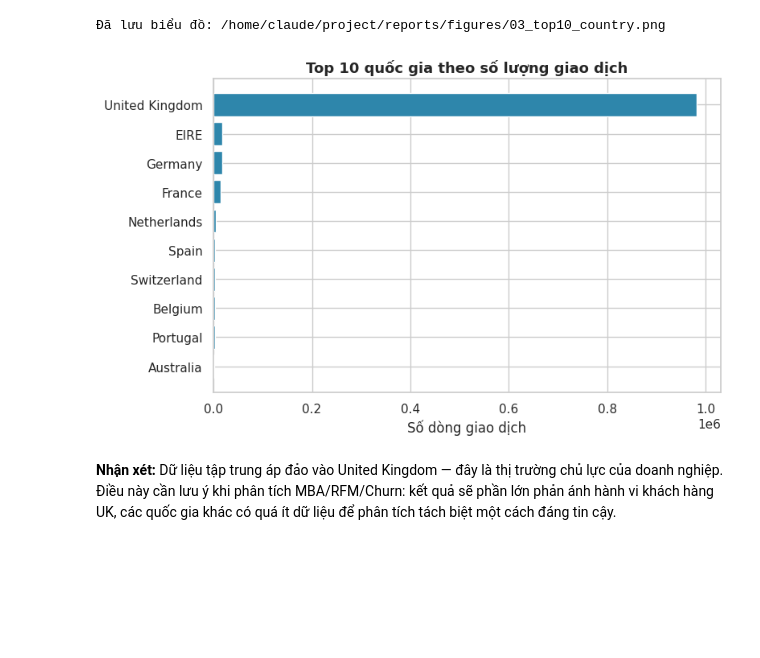
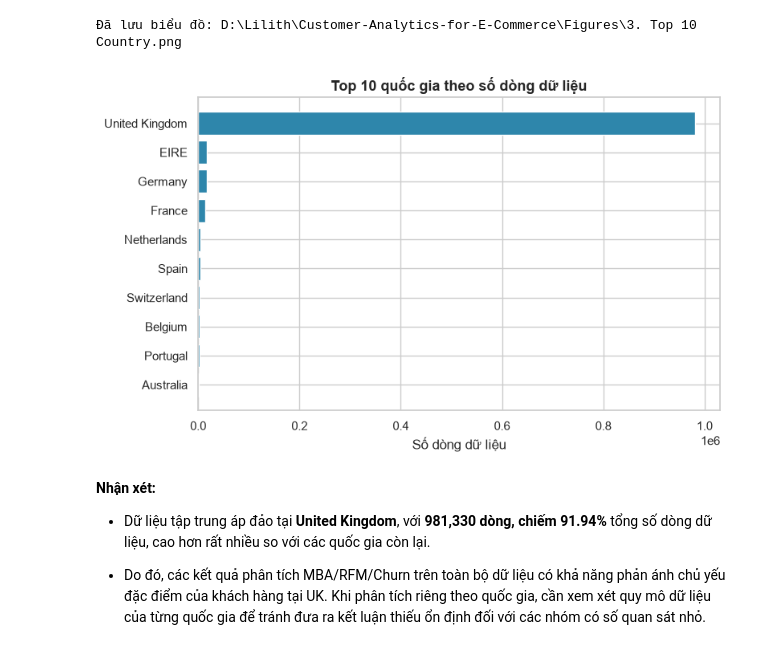
Before and after one commit to LilithLitcht/Customer-Analytics-for-E-Commerce, a Jupyter notebook: Notebooks/01_Data_Understanding.ipynb, the cells around one changed output. Saved outputs shown, nothing was run; the diff lists cells and outputs as text; code cells hidden in the pictures; blank space fills up the shorter version.

```diff
--- a/Notebooks/01_Data_Understanding.ipynb
+++ b/Notebooks/01_Data_Understanding.ipynb
@@ -588,0 +845,20 @@ Riêng United Kingdom: 24.46% thiếu Customer ID
+# %%
+# Phân bố giao dịch theo Country
+
+country_distribution = df["Country"].value_counts()
+
+uk_transaction_pct = (country_distribution.get("United Kingdom", 0) / len(df) * 100)
+
+print(
+    f"Số quốc gia khác nhau: "
+    f"{df['Country'].nunique()}"
+)
+
+print(
+    f"Tỷ lệ United Kingdom: "
+    f"{uk_transaction_pct:.2f}%"
+)
+
+print("\nTop 10 quốc gia có nhiều dòng dữ liệu nhất:")
+
+country_distribution.head(10)
@@ -589,16 +916,29 @@ Riêng United Kingdom: 24.46% thiếu Customer ID
 # %%
+# Biểu đồ Top 10 quốc gia theo số dòng dữ liệu
+
 fig, ax = plt.subplots(figsize=(8, 5))
-top10_qg = phan_bo_quoc_gia.head(10)
-ax.barh(top10_qg.index[::-1], top10_qg.values[::-1], color=PRIMARY_COLOR)
-ax.set_title("Top 10 quốc gia theo số lượng giao dịch")
-ax.set_xlabel("Số dòng giao dịch")
+
+top10_countries = country_distribution.head(10)
+
+ax.barh(
+    top10_countries.index[::-1],
+    top10_countries.values[::-1],
+    color=PRIMARY_COLOR
+)
+
+ax.set_title("Top 10 quốc gia theo số dòng dữ liệu")
+ax.set_xlabel("Số dòng dữ liệu")
+
 plt.tight_layout()
-save_current_figure("03_top10_country.png")
+
+save_current_figure("3. Top 10 Country.png")
+
 plt.show()
 # %% [output]
-Đã lưu biểu đồ: /home/claude/project/reports/figures/03_top10_country.png
+Đã lưu biểu đồ: D:\Lilith\Customer-Analytics-for-E-Commerce\Figures\3. Top 10 Country.png
-[figure, old version]
+[figure, new version]
 # %% [markdown]
-**Nhận xét:** Dữ liệu tập trung áp đảo vào United Kingdom — đây là thị trường chủ lực của doanh
-nghiệp. Điều này cần lưu ý khi phân tích MBA/RFM/Churn: kết quả sẽ phần lớn phản ánh hành vi khách hàng
-UK, các quốc gia khác có quá ít dữ liệu để phân tích tách biệt một cách đáng tin cậy.
+**Nhận xét:**
+- Dữ liệu tập trung áp đảo tại **United Kingdom**, với **981,330 dòng, chiếm 91.94%** tổng số dòng dữ liệu, cao hơn rất nhiều so với các quốc gia còn lại.
+
+- Do đó, các kết quả phân tích MBA/RFM/Churn trên toàn bộ dữ liệu có khả năng phản ánh chủ yếu đặc điểm của khách hàng tại UK. Khi phân tích riêng theo quốc gia, cần xem xét quy mô dữ liệu của từng quốc gia để tránh đưa ra kết luận thiếu ổn định đối với các nhóm có số quan sát nhỏ.
```
Also changed, not shown: parts of 59 cells of this notebook, 35 other files.
